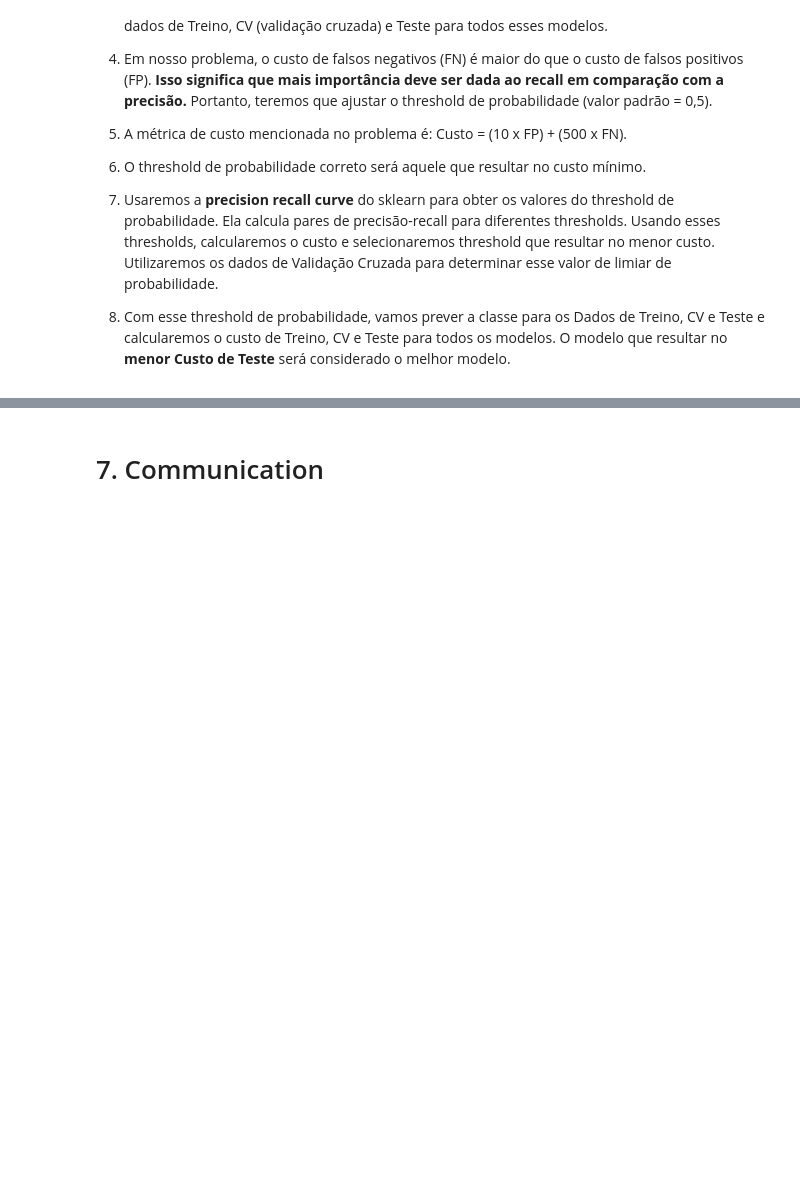
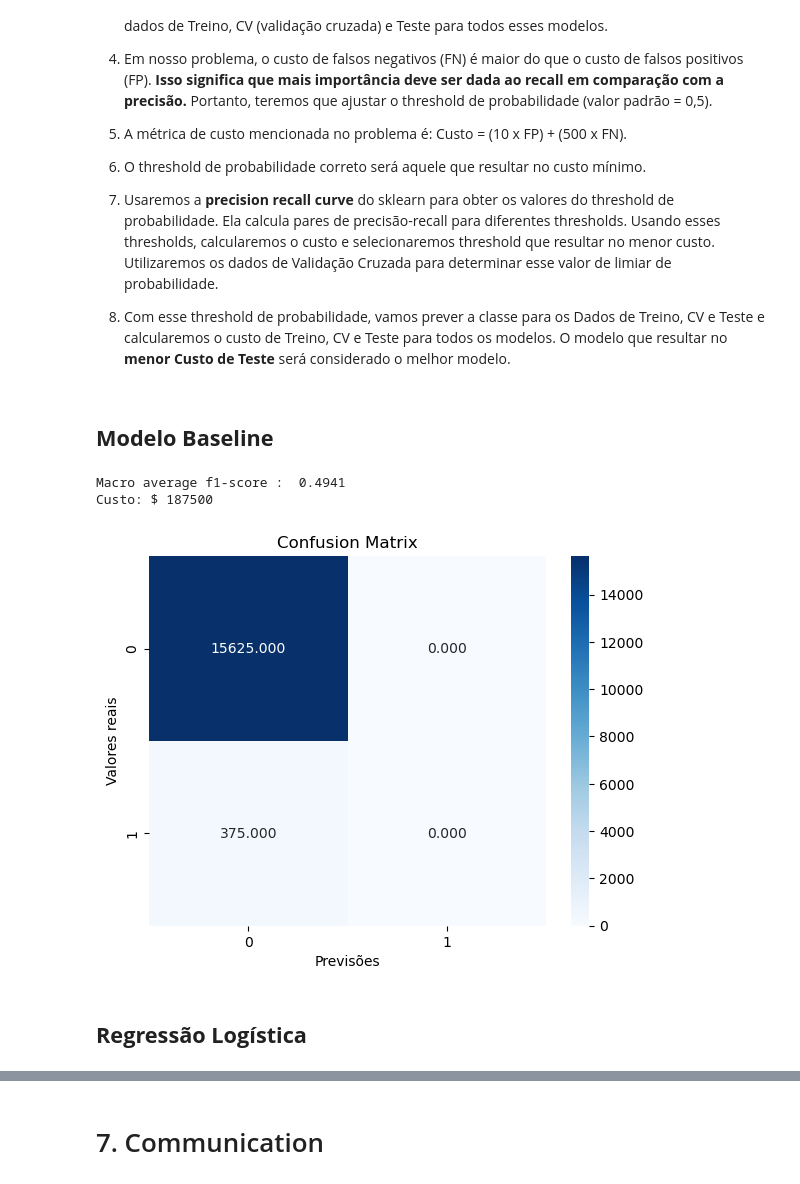
Before and after one commit to joaomj/truck_maintenance, a Jupyter notebook: data_science_notebook.ipynb, the cells around one changed output, grey strips where cells are left out. Saved outputs shown, nothing was run; the diff lists cells and outputs as text; code cells hidden in the pictures; blank space fills up the shorter version.

Commit message:
regressão logística concluída

```diff
--- a/data_science_notebook.ipynb
+++ b/data_science_notebook.ipynb
@@ -928,3 +920,34 @@ def best_prob(y_predicted,y_actual,p):
 7. Usaremos a **precision recall curve** do sklearn para obter os valores do threshold de probabilidade. Ela calcula pares de precisão-recall para diferentes thresholds. Usando esses thresholds, calcularemos o custo e selecionaremos threshold que resultar no menor custo. Utilizaremos os dados de Validação Cruzada para determinar esse valor de limiar de probabilidade.
 
 8. Com esse threshold de probabilidade, vamos prever a classe para os Dados de Treino, CV e Teste e calcularemos o custo de Treino, CV e Teste para todos os modelos. O modelo que resultar no **menor Custo de Teste** será considerado o melhor modelo.
+# %% [markdown]
+## **Modelo Baseline**
+# %%
+# Primeiro é preciso converter os targets para inteiro, senão a confusion_matrix retorna erro
+# https://www.kaggle.com/discussions/general/107836
+
+y_test = y_test.astype(int)
+y_test_pred = y_test_pred.astype(int)
+# %%
+n = y_test.shape[0]
+y_test_pred = np.zeros(n)
+cm = confusion_matrix(y_test,y_test_pred)
+labels=[0,1]
+sns.heatmap(cm, annot=True, fmt=".3f",cmap='Blues',xticklabels=labels, yticklabels=labels);
+
+# textos
+plt.xlabel('Previsões');
+plt.ylabel('Valores reais');
+plt.title('Confusion Matrix');
+
+f1_scr = f1_score(y_test,y_test_pred, average = 'macro')
+print("Macro average f1-score : ", f1_scr.round(4))
+tn, fp, fn, tp = cm.ravel()
+cost = (10 * fp) + (500 * fn)
+print("Custo: $", cost)
+# %% [output]
+Macro average f1-score :  0.4941
+Custo: $ 187500
+[figure, added]
+# %% [markdown]
+## **Regressão Logística**
```
Also changed, not shown: parts of 10 cells of this notebook.
